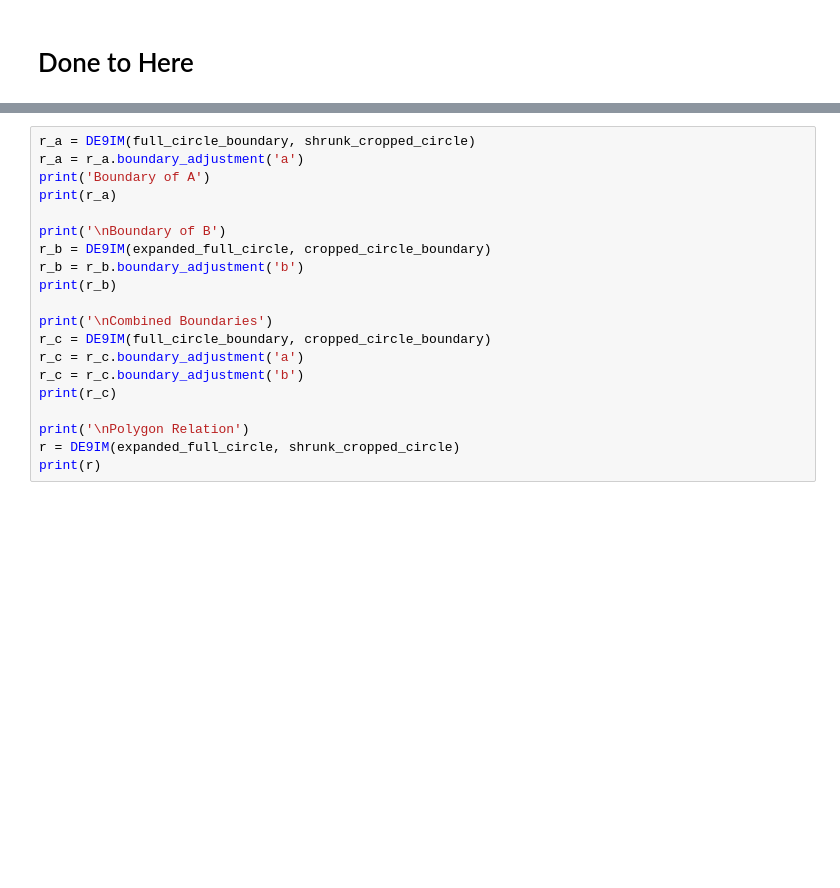
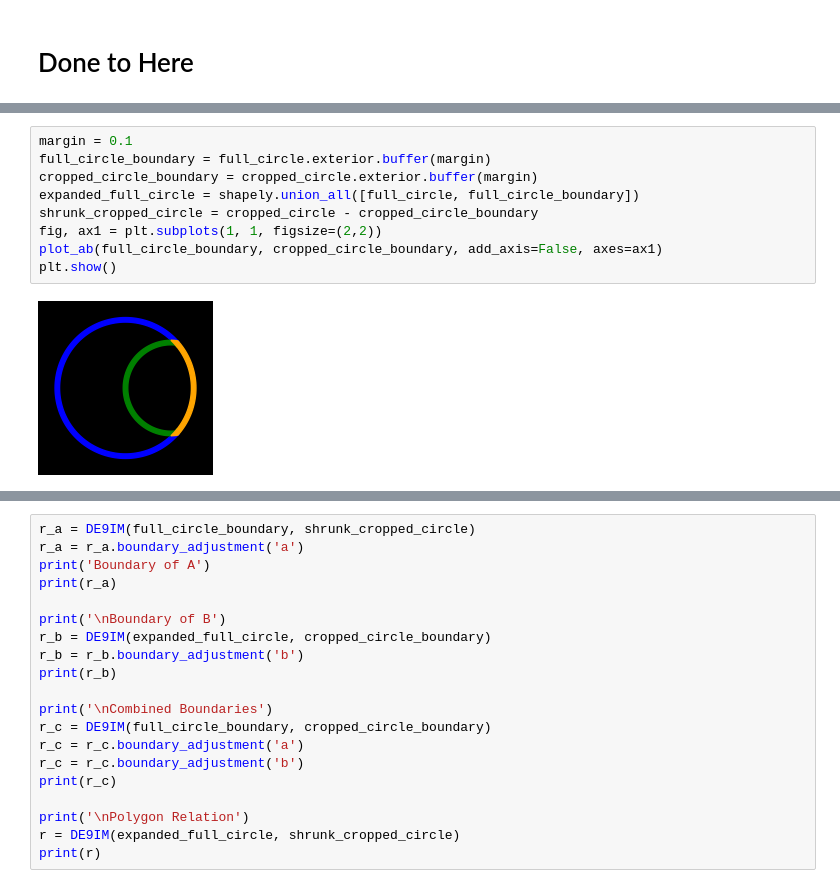
Before and after one commit to GregSal/StructureRelations, a Jupyter notebook: src/notebooks/relations/BoundaryRelationTests.ipynb, the cells around one changed output, grey strips where cells are left out. Saved outputs shown, nothing was run; the diff lists cells and outputs as text; blank space fills up the shorter version.

```diff
--- a/src/notebooks/relations/BoundaryRelationTests.ipynb
+++ b/src/notebooks/relations/BoundaryRelationTests.ipynb
@@ -829,0 +845,11 @@ plt.tight_layout()
+# %%
+margin = 0.1
+full_circle_boundary = full_circle.exterior.buffer(margin)
+cropped_circle_boundary = cropped_circle.exterior.buffer(margin)
+expanded_full_circle = shapely.union_all([full_circle, full_circle_boundary])
+shrunk_cropped_circle = cropped_circle - cropped_circle_boundary
+fig, ax1 = plt.subplots(1, 1, figsize=(2,2))
+plot_ab(full_circle_boundary, cropped_circle_boundary, add_axis=False, axes=ax1)
+plt.show()
+# %% [output]
+[figure, added]
```
Also changed, not shown: parts of 3 cells of this notebook, 20 other files.
